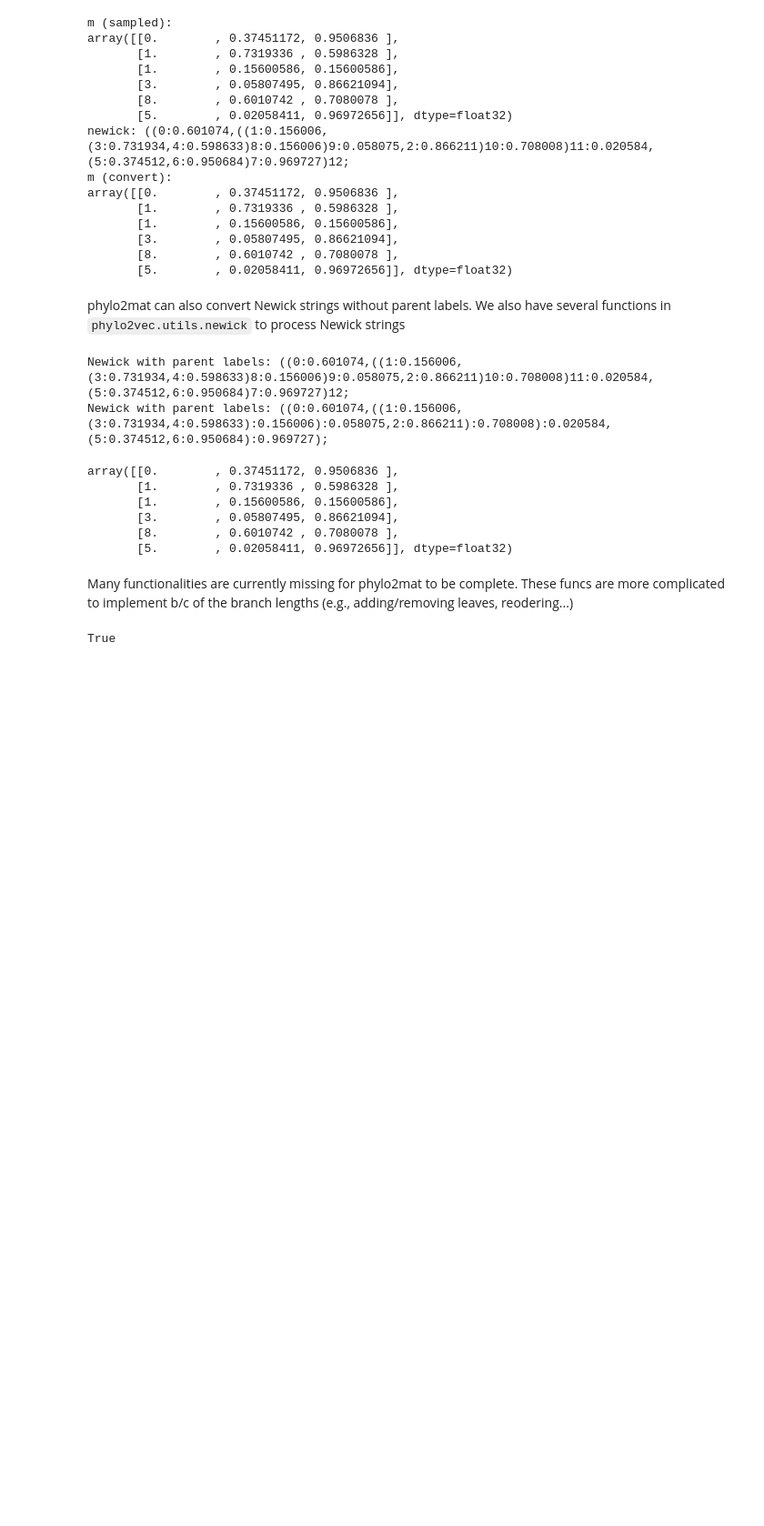
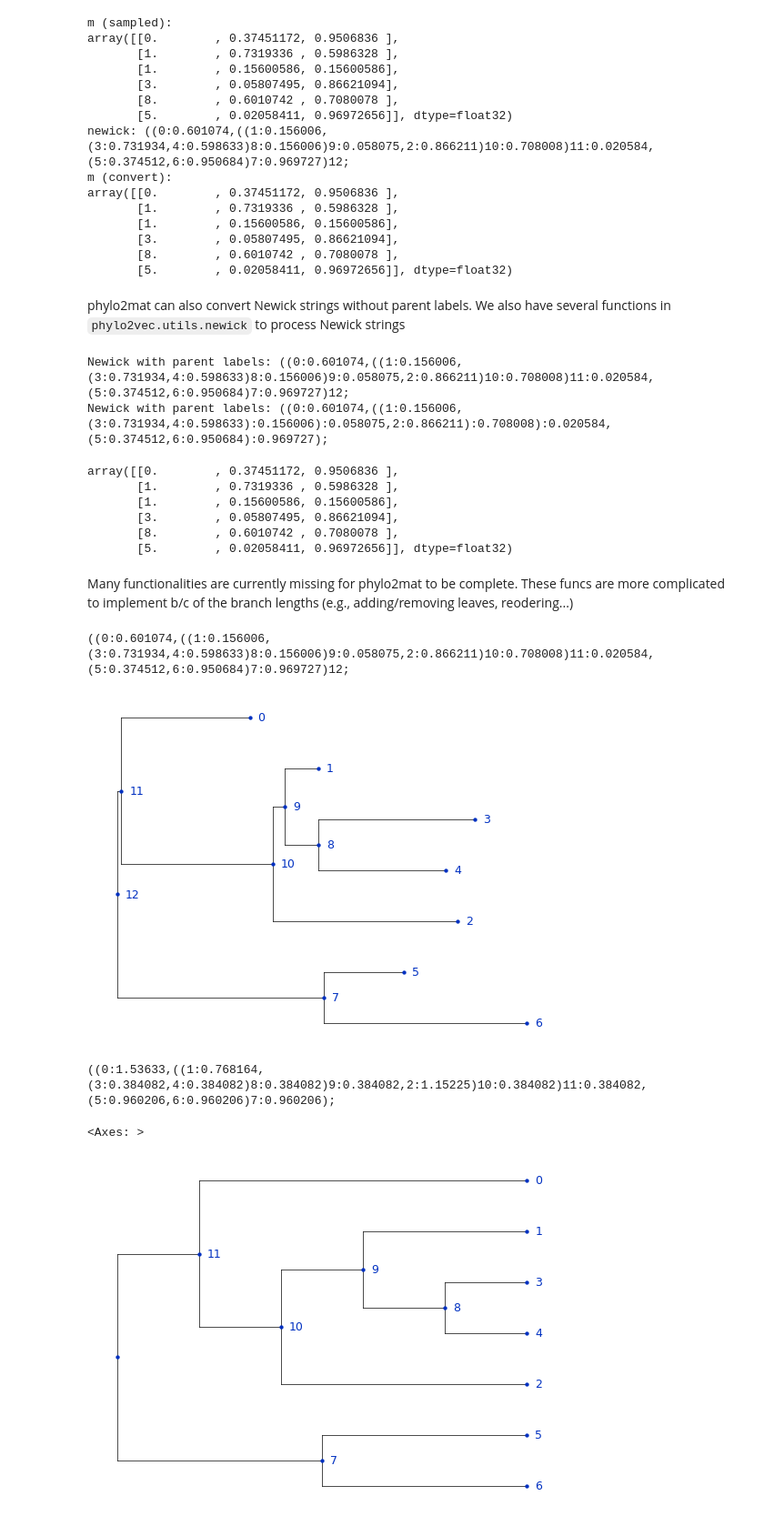
Before and after one commit to Neclow/phylo2vec_dev, a Jupyter notebook: demo_matrix.ipynb, the cells around one changed output. Shown: that part at 91% size. Drawn from its saved outputs; the diff is of its cells as text; code cells hidden in the pictures; blank space fills up the shorter version.

```diff
--- a/demo_matrix.ipynb
+++ b/demo_matrix.ipynb
@@ -360,13 +360,28 @@ array([[0.        , 0.37451172, 0.9506836 ],
        [5.        , 0.02058411, 0.96972656]], dtype=float32)
 # %% [markdown]
 Many functionalities are currently missing for phylo2mat to be complete. These funcs are more complicated to implement b/c of the branch lengths (e.g., adding/removing leaves, reodering...)
-# %%
-m = sample_matrix(20)
-
-n = to_newick(m)
-
-m2 = to_matrix(n)
-
-np.array_equal(m, m2)
-# %% [output]
-True
+# %%
+from ete3 import Tree
+
+newick = "((0:0.601074,((1:0.156006,(3:0.731934,4:0.598633)8:0.156006)9:0.058075,2:0.866211)10:0.708008)11:0.020584,(5:0.374512,6:0.950684)7:0.969727)12;"
+
+tr = Tree(newick, format=1)
+
+print(newick)
+
+plot_tree_ete3(newick)
+plt.show()
+
+tr.convert_to_ultrametric()
+
+nw2 = tr.write(format=1)
+
+print(nw2)
+
+plot_tree_ete3(nw2)
+# %% [output]
+((0:0.601074,((1:0.156006,(3:0.731934,4:0.598633)8:0.156006)9:0.058075,2:0.866211)10:0.708008)11:0.020584,(5:0.374512,6:0.950684)7:0.969727)12;
+[figure, added]
+((0:1.53633,((1:0.768164,(3:0.384082,4:0.384082)8:0.384082)9:0.384082,2:1.15225)10:0.384082)11:0.384082,(5:0.960206,6:0.960206)7:0.960206);
+<Axes: >
+[figure, added]
```
Also changed, not shown: 1 other file.
